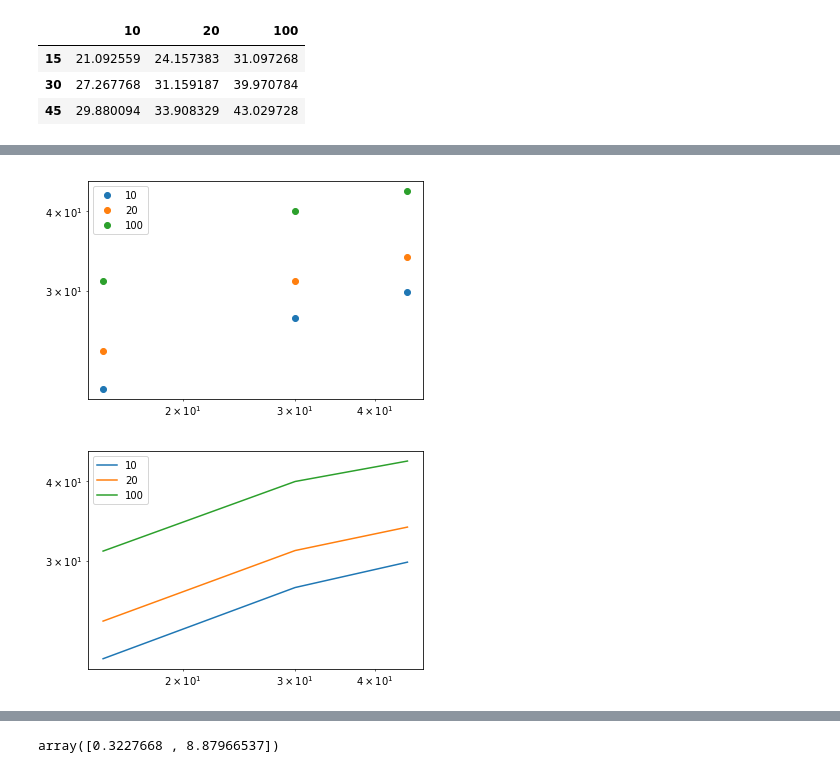
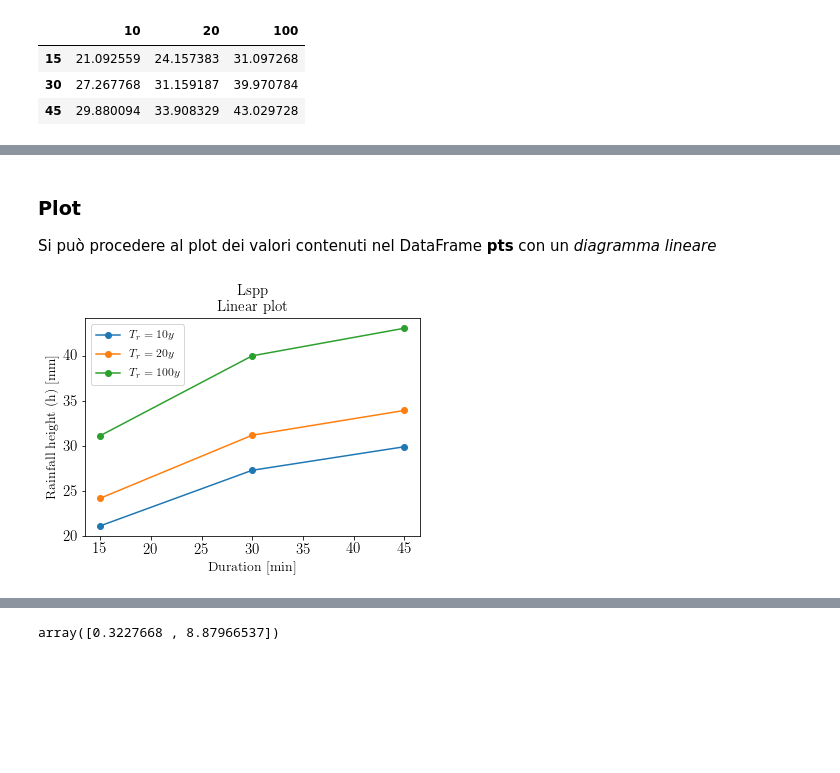
Before and after one commit to akaanzo/rainfall-analysis, a Jupyter notebook: esercitazione/lsppCenta.ipynb, the cells around one changed output, grey strips where cells are left out. Saved outputs shown, nothing was run; the diff lists cells and outputs as text; code cells hidden in the pictures; blank space fills up the shorter version.

```diff
--- a/esercitazione/lsppCenta.ipynb
+++ b/esercitazione/lsppCenta.ipynb
@@ -128,12 +131,21 @@ ag=pts.plot(style="-")
-# %%
-ag=pts.plot(style="o")
-ag.set_yscale('log')
-ag.set_xscale('log')
-# %% [output]
-[figure, removed]
-# %%
-ag=pts.plot(style="-")
-ag.set_yscale('log')
-ag.set_xscale('log')
-# %% [output]
-[figure, removed]
+# %% [markdown]
+### Plot
+Si può procedere al plot dei valori contenuti nel DataFrame __pts__ con un _diagramma lineare_
+# %%
+plt.rc('text', usetex=True)
+plt.rc('xtick', labelsize = 15)
+plt.rc('ytick', labelsize = 15)
+
+#----------------------------------------------
+ag = pts.plot(style = "o-")
+
+#---------------label--------------------------
+plt.xlabel('Duration [min]', fontsize = 14)
+plt.ylabel('Rainfall height (h) [mm]', fontsize = 14)
+plt.title('Lspp\nLinear plot', fontsize = 15)
+plt.legend([r'$T_r = 10y$', r'$T_r = 20y$', r'$T_r = 100y$'], loc = 0,  fontsize = 12)
+
+#----------------------------------------------
+plt.show()
+# %% [output]
+[figure, added]
```
Also changed, not shown: parts of 37 cells of this notebook, 5 other files.
